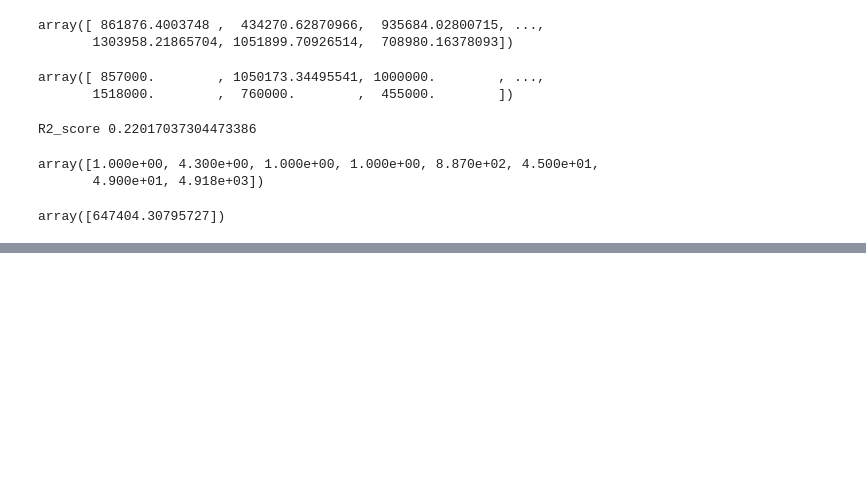
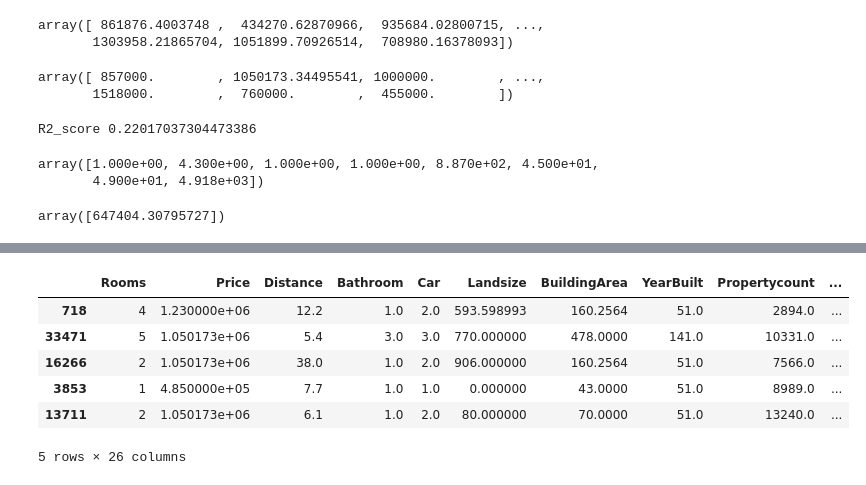
Before and after one commit to Aazeeb/SG, a Jupyter notebook: 27 Apr MultiLinear Regression.ipynb, the cells around one changed output, grey strips where cells are left out. Drawn from its saved outputs; the diff is of its cells as text; code cells hidden in the pictures; blank space fills up the shorter version.

```diff
--- a/27 Apr MultiLinear Regression.ipynb
+++ b/27 Apr MultiLinear Regression.ipynb
@@ -367,0 +454,10 @@ array([647404.30795727])
+# %%
+df3.sample(5)
+# %% [output]
+|  | Rooms | Price | Distance | Bathroom | Car | Landsize | BuildingArea | YearBuilt | Propertycount | ... |
+| 718 | 4 | 1.230000e+06 | 12.2 | 1.0 | 2.0 | 593.598993 | 160.2564 | 51.0 | 2894.0 | ... |
+| 33471 | 5 | 1.050173e+06 | 5.4 | 3.0 | 3.0 | 770.000000 | 478.0000 | 141.0 | 10331.0 | ... |
+| 16266 | 2 | 1.050173e+06 | 38.0 | 1.0 | 2.0 | 906.000000 | 160.2564 | 51.0 | 7566.0 | ... |
+| 3853 | 1 | 4.850000e+05 | 7.7 | 1.0 | 1.0 | 0.000000 | 43.0000 | 51.0 | 8989.0 | ... |
+| 13711 | 2 | 1.050173e+06 | 6.1 | 1.0 | 2.0 | 80.000000 | 70.0000 | 51.0 | 13240.0 | ... |
+5 rows × 26 columns
```
Also changed, not shown: parts of 10 cells of this notebook.
